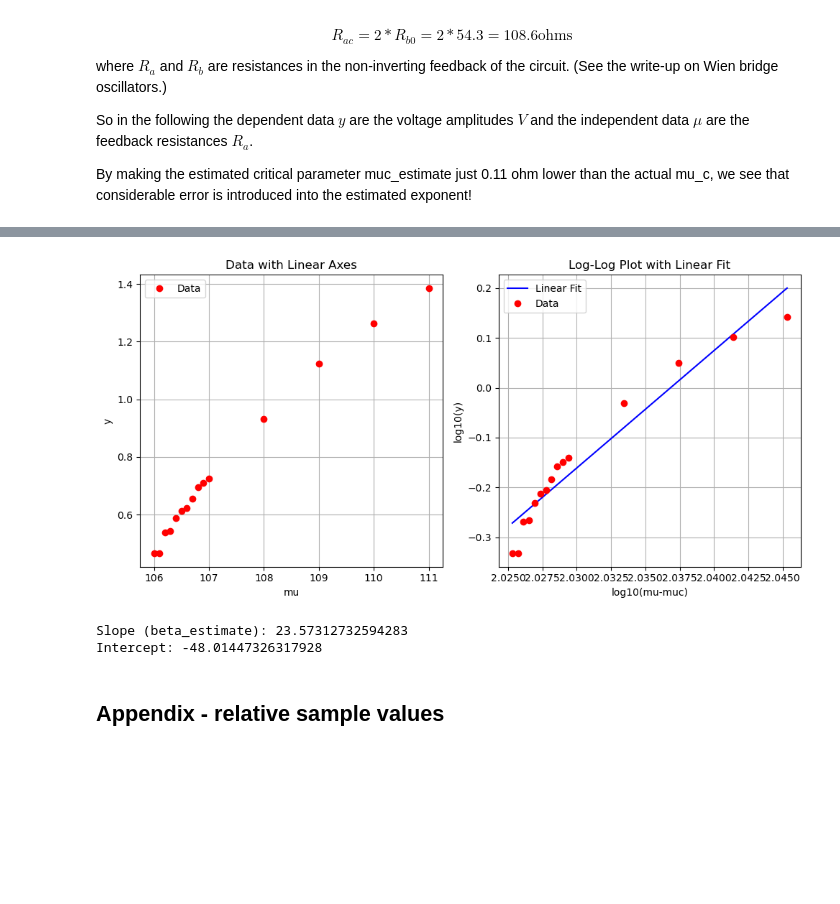
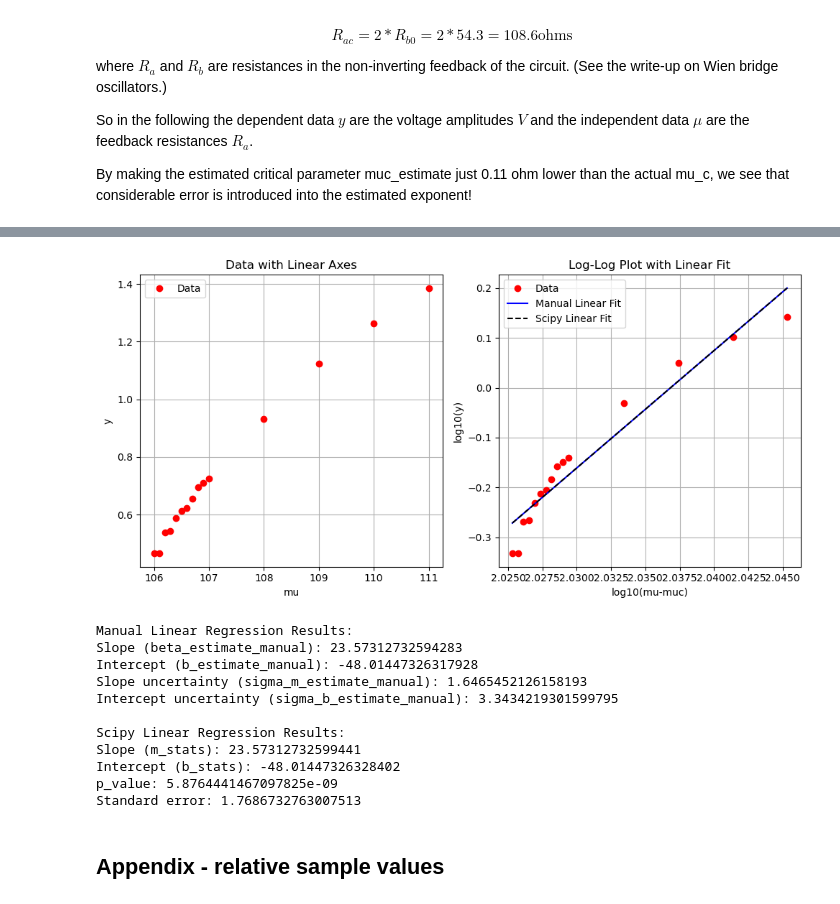
Before and after one commit to MazinDan/NonLinearOscillator, a Jupyter notebook: MessingWithPowerLaws.ipynb, the cells around one changed output, grey strips where cells are left out. Cells and saved outputs as stored; diff of their text form; code cells hidden in the pictures; blank space fills up the shorter version.

```diff
--- a/MessingWithPowerLaws.ipynb
+++ b/MessingWithPowerLaws.ipynb
@@ -57,26 +57,34 @@ data = np.loadtxt("Nonlinear-Ave-goofy.csv", delimiter=",", skiprows=1)
 mudata = data[:, 0]  # Assuming the first column is mu data
 ydata = data[:, 1]  # Assuming the second column is y data
 
-# Calculate necessary parameters based on loaded data
+# Calculate necessary parameters based on data
 Ndata = len(mudata)
 logmudata = np.log10(mudata)
 logydata = np.log10(ydata)
 
-# Perform linear regression manually
+# Perform manual linear regression
 logmuav = np.mean(logmudata)
 logyav = np.mean(logydata)
 logmu2av = np.mean(logmudata ** 2)
 logmuyav = np.mean(logmudata * logydata)
 
-m_estimate = (logmuyav - logmuav * logyav) / (logmu2av - logmuav ** 2)
-b_estimate = logyav - m_estimate * logmuav
+m_estimate_manual = (logmuyav - logmuav * logyav) / (logmu2av - logmuav ** 2)
+b_estimate_manual = logyav - m_estimate_manual * logmuav
+
+# Calculate the uncertainties of the estimates
+residuals_manual = logydata - (m_estimate_manual * logmudata + b_estimate_manual)
+sigma_m_estimate_manual = np.std(residuals_manual) / np.sqrt(Ndata * (logmu2av - logmuav ** 2))
+sigma_b_estimate_manual = sigma_m_estimate_manual * np.sqrt(logmu2av)
+
+# Perform linear regression using scipy's stats.linregress
+m_stats, b_stats, r_value, p_value, std_err = stats.linregress(logmudata, logydata)
 
 # Plot the results
 plt.figure(figsize=(10, 5))
 
 # Plot the data with linear axes
 plt.subplot(1, 2, 1)
-plt.errorbar(mudata, ydata, fmt='ro', label='Data')
+plt.plot(mudata, ydata, 'ro', label='Data')
 plt.xlabel('mu')
 plt.ylabel('y')
 plt.title('Data with Linear Axes')
@@ -85,8 +93,9 @@ plt.grid(True)
 
 # Plot the log-log data with linear fit line
 plt.subplot(1, 2, 2)
-plt.errorbar(logmudata, logydata, fmt='ro', label='Data')
-plt.plot(logmudata, m_estimate * logmudata + b_estimate, 'b-', label='Linear Fit')
+plt.plot(logmudata, logydata, 'ro', label='Data')
+plt.plot(logmudata, m_estimate_manual * logmudata + b_estimate_manual, 'b-', label='Manual Linear Fit')
+plt.plot(logmudata, m_stats * logmudata + b_stats, 'k--', label='Scipy Linear Fit')
 plt.xlabel('log10(mu-muc)')
 plt.ylabel('log10(y)')
 plt.title('Log-Log Plot with Linear Fit')
@@ -96,6 +105,15 @@ plt.grid(True)
 plt.tight_layout()
 plt.show()
 
-print('Slope (beta_estimate):', m_estimate)
-print('Intercept:', b_estimate)
+# Output results
+print('Manual Linear Regression Results:')
+print('Slope (beta_estimate_manual):', m_estimate_manual)
+print('Intercept (b_estimate_manual):', b_estimate_manual)
+print('Slope uncertainty (sigma_m_estimate_manual):', sigma_m_estimate_manual)
+print('Intercept uncertainty (sigma_b_estimate_manual):', sigma_b_estimate_manual)
+print('\nScipy Linear Regression Results:')
+print('Slope (m_stats):', m_stats)
+print('Intercept (b_stats):', b_stats)
+print('p_value:', p_value)
+print('Standard error:', std_err)
 # %% [output]
@@ -103,6 +121,15 @@ Daniel Mazin 2024-02-14 23:37:31
-[figure, old version]
+[figure, new version]
-Slope (beta_estimate): 23.57312732594283
-Intercept: -48.01447326317928
+Manual Linear Regression Results:
+Slope (beta_estimate_manual): 23.57312732594283
+Intercept (b_estimate_manual): -48.01447326317928
+Slope uncertainty (sigma_m_estimate_manual): 1.6465452126158193
+Intercept uncertainty (sigma_b_estimate_manual): 3.3434219301599795
+
+Scipy Linear Regression Results:
+Slope (m_stats): 23.57312732599441
+Intercept (b_stats): -48.01447326328402
+p_value: 5.8764441467097825e-09
+Standard error: 1.7686732763007513
 # %% [markdown]
 ## Appendix - relative sample values
 # %%
```
Also changed, not shown: parts of 1 cell of this notebook.
